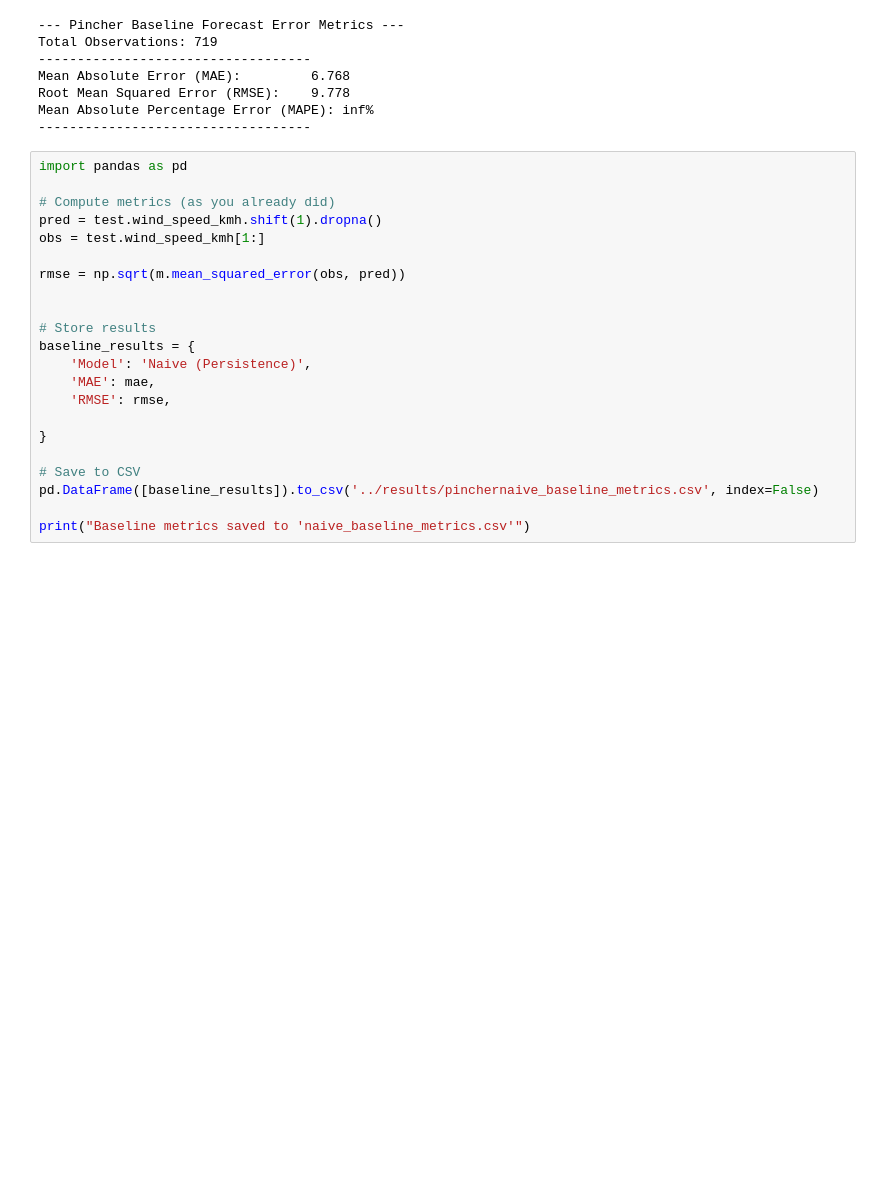
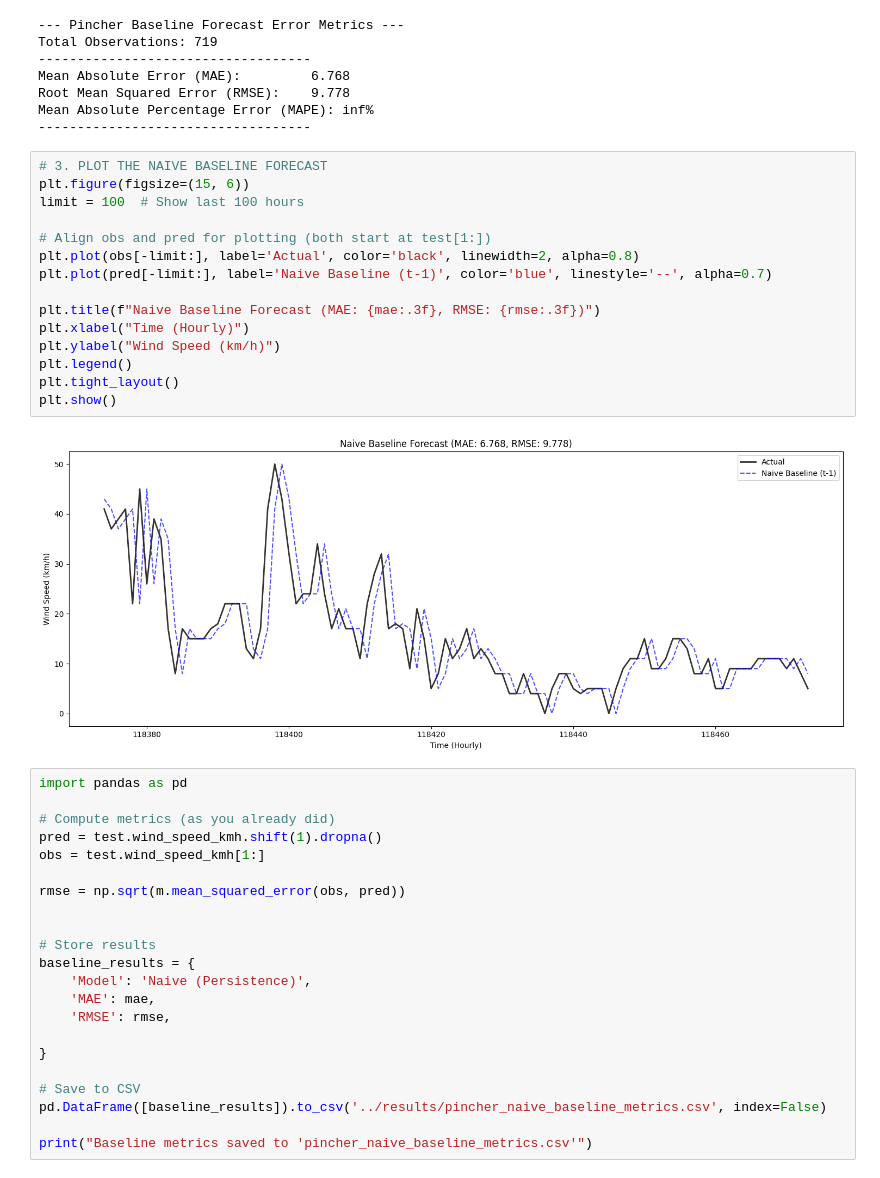
Before and after one commit to amirbaqerzadeh/wind-forecast-benchmark, a Jupyter notebook: notebooks/pincher_baseline.ipynb, the cells around one changed output. Saved outputs shown, nothing was run; the diff lists cells and outputs as text; blank space fills up the shorter version.

Commit message:
results and comparision of models on Pincher

```diff
--- a/notebooks/pincher_baseline.ipynb
+++ b/notebooks/pincher_baseline.ipynb
@@ -41,6 +42,23 @@ Mean Absolute Error (MAE):         6.768
 Root Mean Squared Error (RMSE):    9.778
 Mean Absolute Percentage Error (MAPE): inf%
 -----------------------------------
+# %%
+# 3. PLOT THE NAIVE BASELINE FORECAST
+plt.figure(figsize=(15, 6))
+limit = 100  # Show last 100 hours
+
+# Align obs and pred for plotting (both start at test[1:])
+plt.plot(obs[-limit:], label='Actual', color='black', linewidth=2, alpha=0.8)
+plt.plot(pred[-limit:], label='Naive Baseline (t-1)', color='blue', linestyle='--', alpha=0.7)
+
+plt.title(f"Naive Baseline Forecast (MAE: {mae:.3f}, RMSE: {rmse:.3f})")
+plt.xlabel("Time (Hourly)")
+plt.ylabel("Wind Speed (km/h)")
+plt.legend()
+plt.tight_layout()
+plt.show()
+# %% [output]
+[figure, added]
 # %%
 import pandas as pd
 
@@ -60,6 +78,6 @@ baseline_results = {
 }
 
 # Save to CSV
-pd.DataFrame([baseline_results]).to_csv('../results/pinchernaive_baseline_metrics.csv', index=False)
+pd.DataFrame([baseline_results]).to_csv('../results/pincher_naive_baseline_metrics.csv', index=False)
 
-print("Baseline metrics saved to 'naive_baseline_metrics.csv'")
+print("Baseline metrics saved to 'pincher_naive_baseline_metrics.csv'")
```
Also changed, not shown: parts of 5 cells of this notebook, 3 other files.
